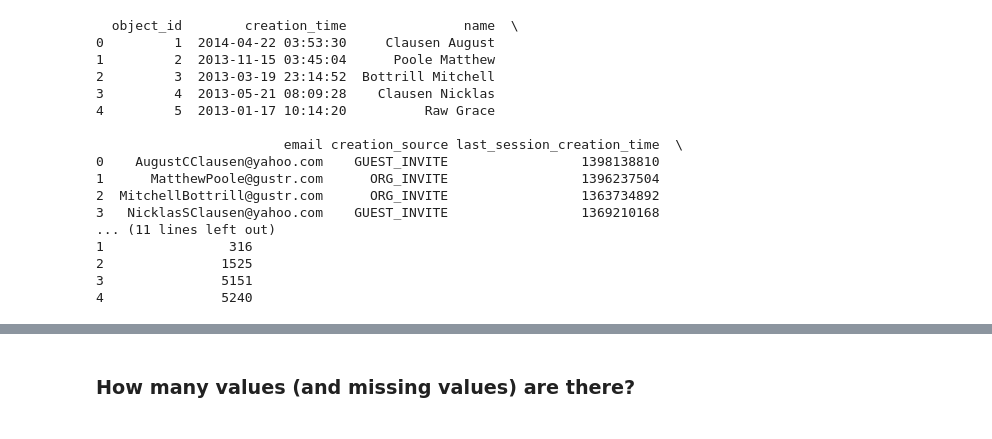
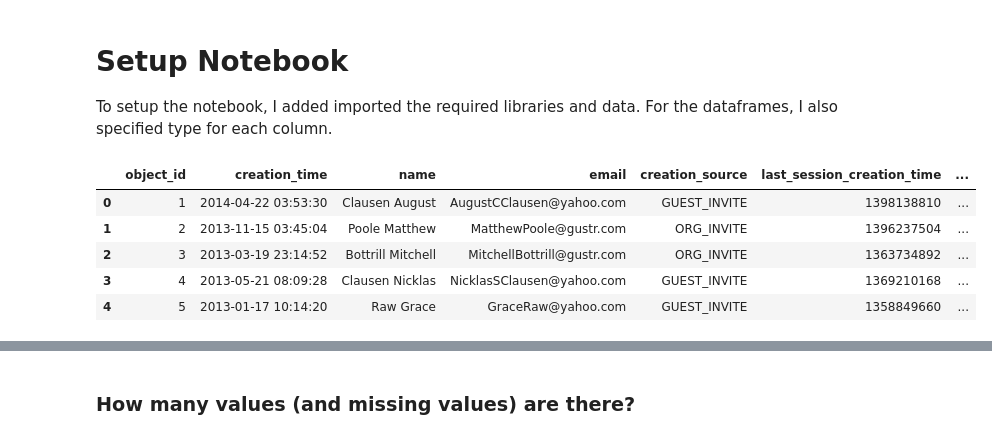
Before and after one commit to albemlee/Springboard, a Jupyter notebook: relax_challenge/solution.ipynb, the cells around one changed output, grey strips where cells are left out. Cells and saved outputs as stored; diff of their text form; code cells hidden in the pictures.

```diff
--- a/relax_challenge/solution.ipynb
+++ b/relax_challenge/solution.ipynb
@@ -3 +36,5 @@
+# %% [markdown]
+# Setup Notebook
+
+To setup the notebook, I added imported the required libraries and data. For the dataframes, I also specified type for each column.
 # %%
@@ -38,23 +74,12 @@ dtype_user_engagement = {
 users = pd.read_csv('takehome_users.csv', encoding='windows-1252', dtype=dtype_users)
 user_engagement = pd.read_csv('takehome_user_engagement.csv', dtype=dtype_user_engagement)
 # %%
-print(users.head(5))
+users.head(5)
 # %% [output]
-  object_id        creation_time               name  \
-0         1  2014-04-22 03:53:30     Clausen August
-1         2  2013-11-15 03:45:04      Poole Matthew
-2         3  2013-03-19 23:14:52  Bottrill Mitchell
-3         4  2013-05-21 08:09:28    Clausen Nicklas
-4         5  2013-01-17 10:14:20          Raw Grace
-
-                        email creation_source last_session_creation_time  \
-0    AugustCClausen@yahoo.com    GUEST_INVITE                 1398138810
-1      MatthewPoole@gustr.com      ORG_INVITE                 1396237504
-2  MitchellBottrill@gustr.com      ORG_INVITE                 1363734892
-3   NicklasSClausen@yahoo.com    GUEST_INVITE                 1369210168
-... (11 lines left out)
-1                316
-2               1525
-3               5151
-4               5240
+|  | object_id | creation_time | name | email | creation_source | last_session_creation_time | ... |
+| 0 | 1 | 2014-04-22 03:53:30 | Clausen August | AugustCClausen@yahoo.com | GUEST_INVITE | 1398138810 | ... |
+| 1 | 2 | 2013-11-15 03:45:04 | Poole Matthew | MatthewPoole@gustr.com | ORG_INVITE | 1396237504 | ... |
+| 2 | 3 | 2013-03-19 23:14:52 | Bottrill Mitchell | MitchellBottrill@gustr.com | ORG_INVITE | 1363734892 | ... |
+| 3 | 4 | 2013-05-21 08:09:28 | Clausen Nicklas | NicklasSClausen@yahoo.com | GUEST_INVITE | 1369210168 | ... |
+| 4 | 5 | 2013-01-17 10:14:20 | Raw Grace | GraceRaw@yahoo.com | GUEST_INVITE | 1358849660 | ... |
 # %%
```
Also changed, not shown: parts of 53 cells of this notebook, 1 other file.
